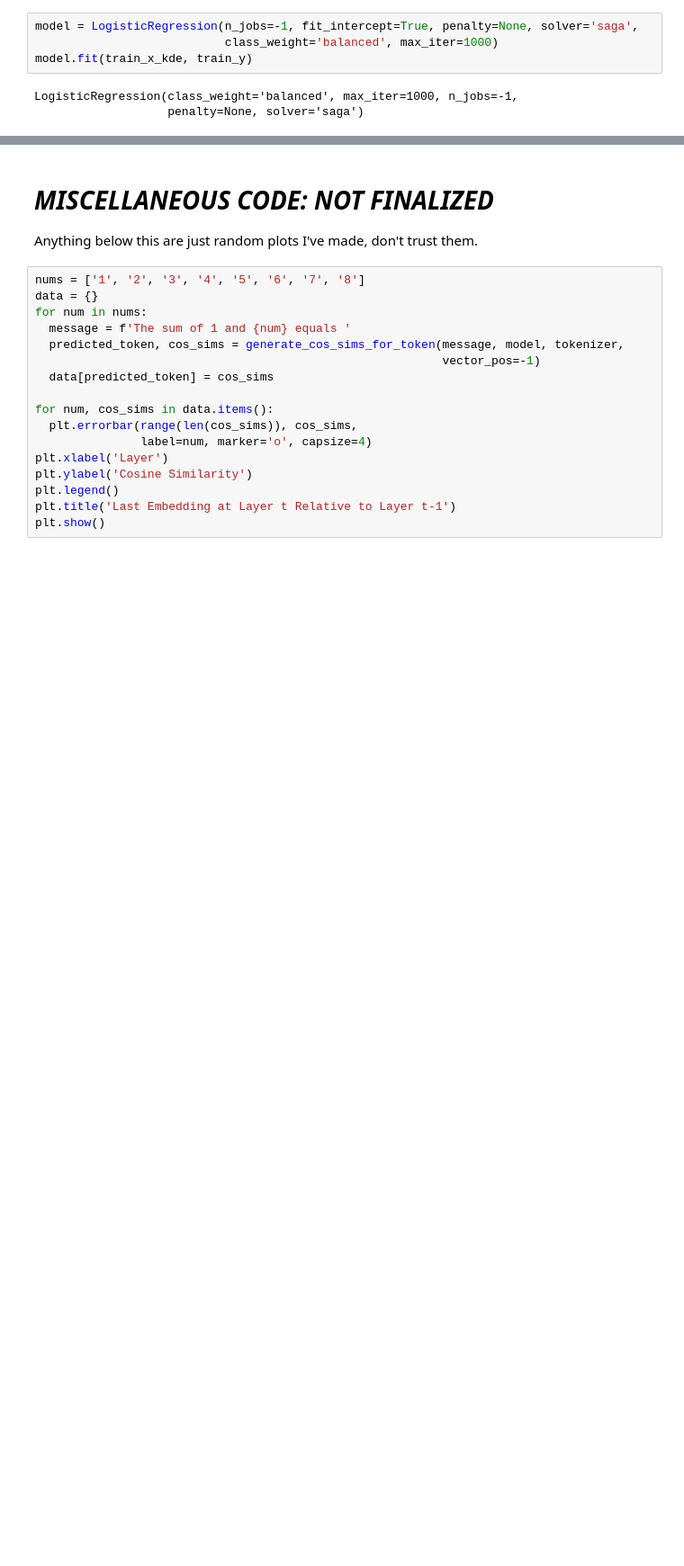
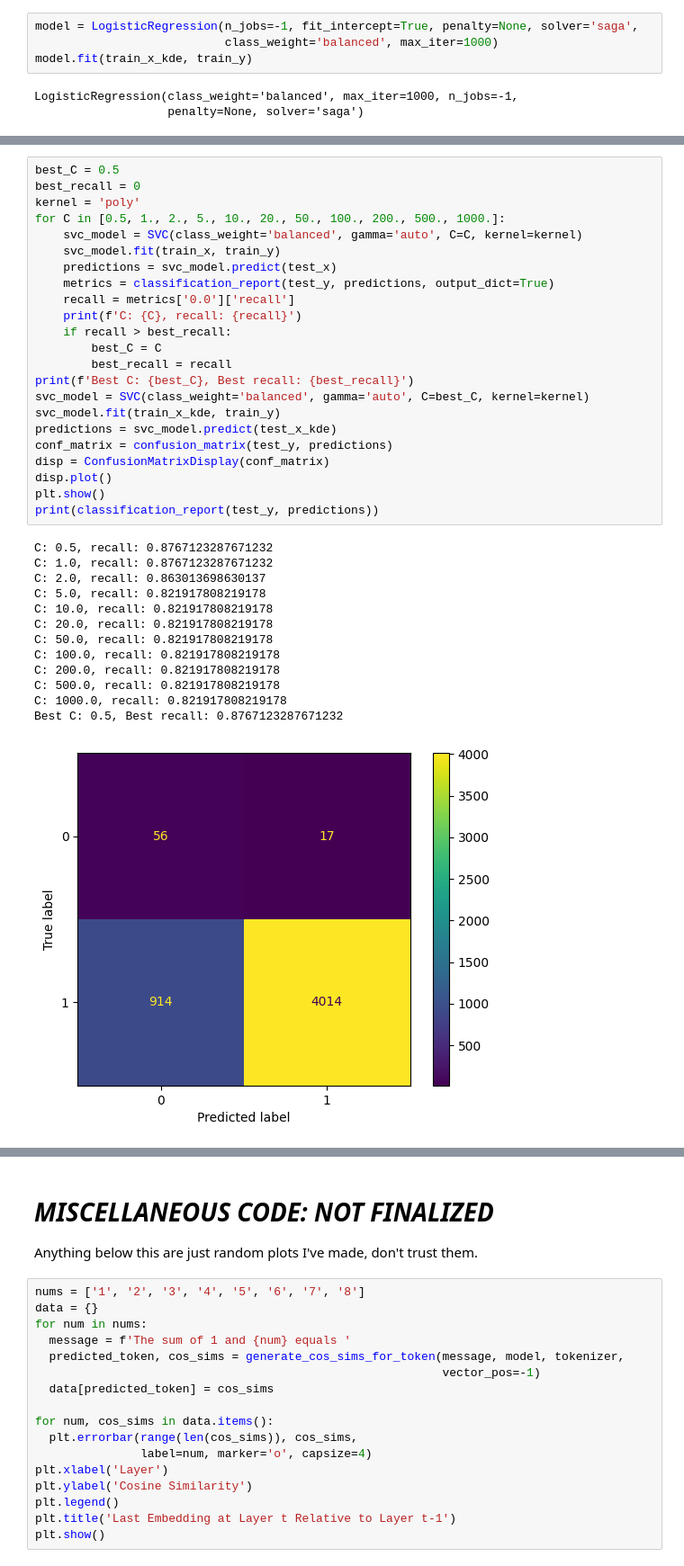
Before and after one commit to patelraj7021/llm-hallucination-monitoring, a Jupyter notebook: CAIS_research_project.ipynb, the cells around one changed output, grey strips where cells are left out. Shown at 90% size. Cells and saved outputs as stored; diff of their text form; blank space fills up the shorter version.

```diff
--- a/CAIS_research_project.ipynb
+++ b/CAIS_research_project.ipynb
@@ -747,0 +792,37 @@ weighted avg       0.98      0.79      0.87      5001
+# %%
+best_C = 0.5
+best_recall = 0
+kernel = 'poly'
+for C in [0.5, 1., 2., 5., 10., 20., 50., 100., 200., 500., 1000.]:
+    svc_model = SVC(class_weight='balanced', gamma='auto', C=C, kernel=kernel)
+    svc_model.fit(train_x, train_y)
+    predictions = svc_model.predict(test_x)
+    metrics = classification_report(test_y, predictions, output_dict=True)
+    recall = metrics['0.0']['recall']
+    print(f'C: {C}, recall: {recall}')
+    if recall > best_recall:
+        best_C = C
+        best_recall = recall
+print(f'Best C: {best_C}, Best recall: {best_recall}')
+svc_model = SVC(class_weight='balanced', gamma='auto', C=best_C, kernel=kernel)
+svc_model.fit(train_x_kde, train_y)
+predictions = svc_model.predict(test_x_kde)
+conf_matrix = confusion_matrix(test_y, predictions)
+disp = ConfusionMatrixDisplay(conf_matrix)
+disp.plot()
+plt.show()
+print(classification_report(test_y, predictions))
+# %% [output]
+C: 0.5, recall: 0.8767123287671232
+C: 1.0, recall: 0.8767123287671232
+C: 2.0, recall: 0.863013698630137
+C: 5.0, recall: 0.821917808219178
+C: 10.0, recall: 0.821917808219178
+C: 20.0, recall: 0.821917808219178
+C: 50.0, recall: 0.821917808219178
+C: 100.0, recall: 0.821917808219178
+C: 200.0, recall: 0.821917808219178
+C: 500.0, recall: 0.821917808219178
+C: 1000.0, recall: 0.821917808219178
+Best C: 0.5, Best recall: 0.8767123287671232
+[figure, added]
```
Also changed, not shown: parts of 14 cells of this notebook.
